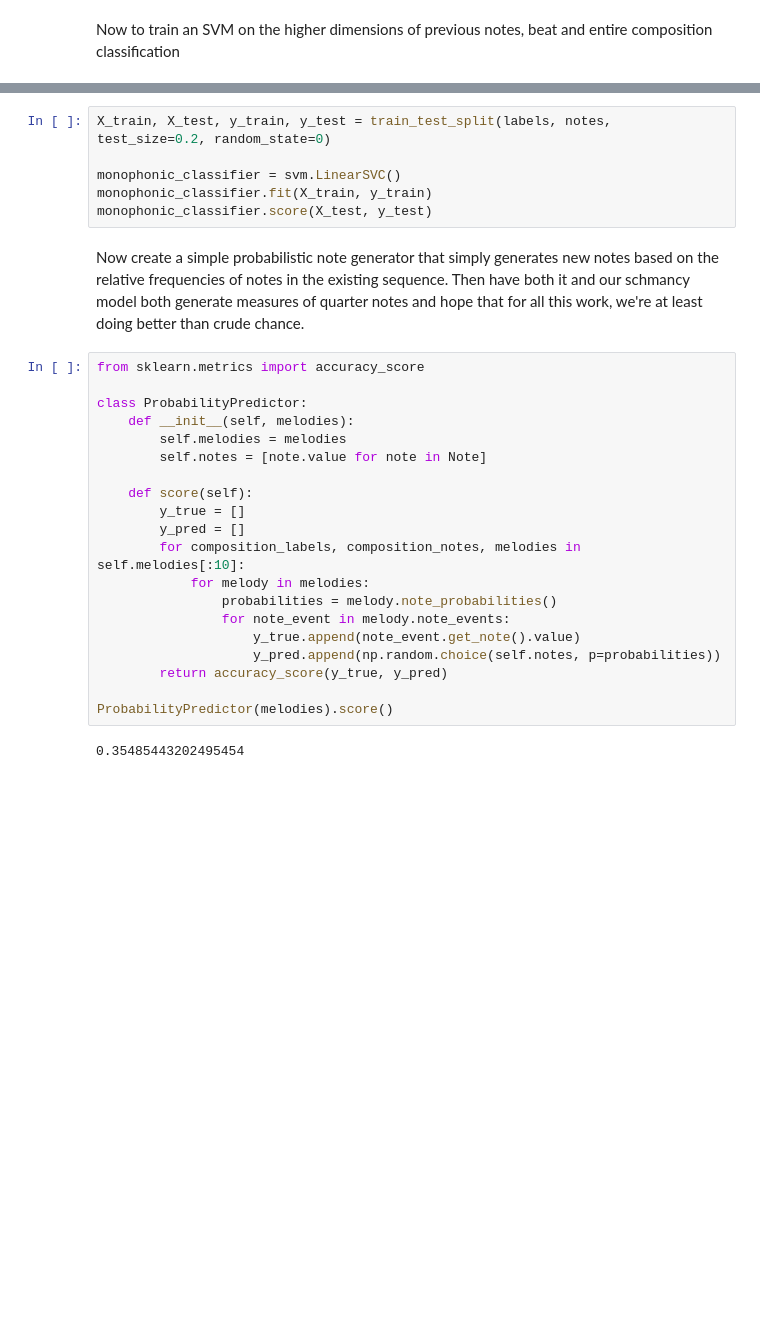
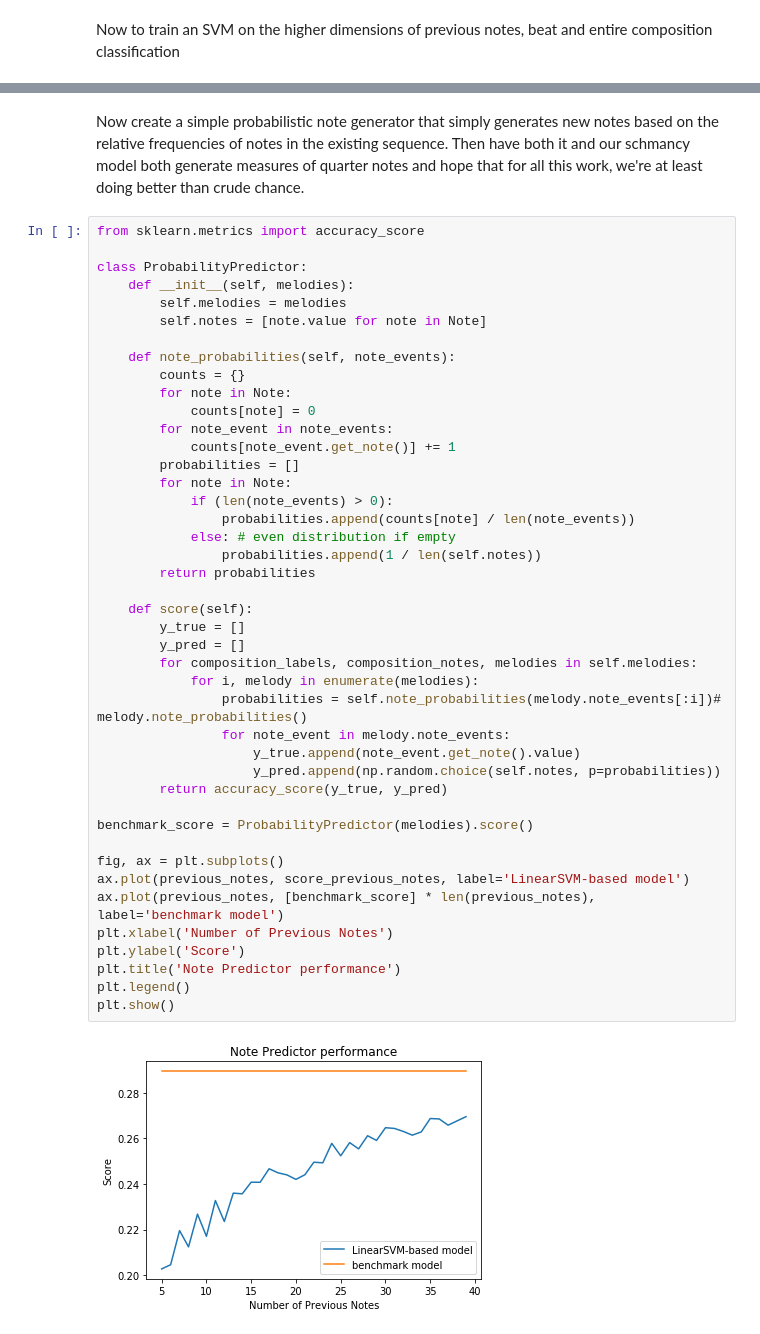
Before and after one commit to thomasjwebb/monophonic-generator, a Jupyter notebook: monophonic-generator.ipynb, the cells around one changed output, grey strips where cells are left out. Drawn from its saved outputs; the diff is of its cells as text; blank space fills up the shorter version.

```diff
--- a/monophonic-generator.ipynb
+++ b/monophonic-generator.ipynb
@@ -290,30 +316,47 @@ Now to actually train
-# %%
-X_train, X_test, y_train, y_test = train_test_split(labels, notes, test_size=0.2, random_state=0)
-
-monophonic_classifier = svm.LinearSVC()
-monophonic_classifier.fit(X_train, y_train)
-monophonic_classifier.score(X_test, y_test)
 # %% [markdown]
 Now create a simple probabilistic note generator that simply generates new notes based on the relative frequencies of notes in the existing sequence. Then have both it and our schmancy model both generate measures of quarter notes and hope that for all this work, we're at least doing better than crude chance.
 # %%
 from sklearn.metrics import accuracy_score
 
 class ProbabilityPredictor:
     def __init__(self, melodies):
         self.melodies = melodies
         self.notes = [note.value for note in Note]
 
+    def note_probabilities(self, note_events):
+        counts = {}
+        for note in Note:
+            counts[note] = 0
+        for note_event in note_events:
+            counts[note_event.get_note()] += 1
+        probabilities = []
+        for note in Note:
+            if (len(note_events) > 0):
+                probabilities.append(counts[note] / len(note_events))
+            else: # even distribution if empty
+                probabilities.append(1 / len(self.notes))
+        return probabilities
+
     def score(self):
         y_true = []
         y_pred = []
-        for composition_labels, composition_notes, melodies in self.melodies[:10]:
-            for melody in melodies:
-                probabilities = melody.note_probabilities()
+        for composition_labels, composition_notes, melodies in self.melodies:
+            for i, melody in enumerate(melodies):
+                probabilities = self.note_probabilities(melody.note_events[:i])# melody.note_probabilities()
                 for note_event in melody.note_events:
                     y_true.append(note_event.get_note().value)
                     y_pred.append(np.random.choice(self.notes, p=probabilities))
         return accuracy_score(y_true, y_pred)
 
-ProbabilityPredictor(melodies).score()
+benchmark_score = ProbabilityPredictor(melodies).score()
+
+fig, ax = plt.subplots()
+ax.plot(previous_notes, score_previous_notes, label='LinearSVM-based model')
+ax.plot(previous_notes, [benchmark_score] * len(previous_notes), label='benchmark model')
+plt.xlabel('Number of Previous Notes')
+plt.ylabel('Score')
+plt.title('Note Predictor performance')
+plt.legend()
+plt.show()
 # %% [output]
-0.35485443202495454
+[figure, added]
```
Also changed, not shown: parts of 3 cells of this notebook, 3 other files.
